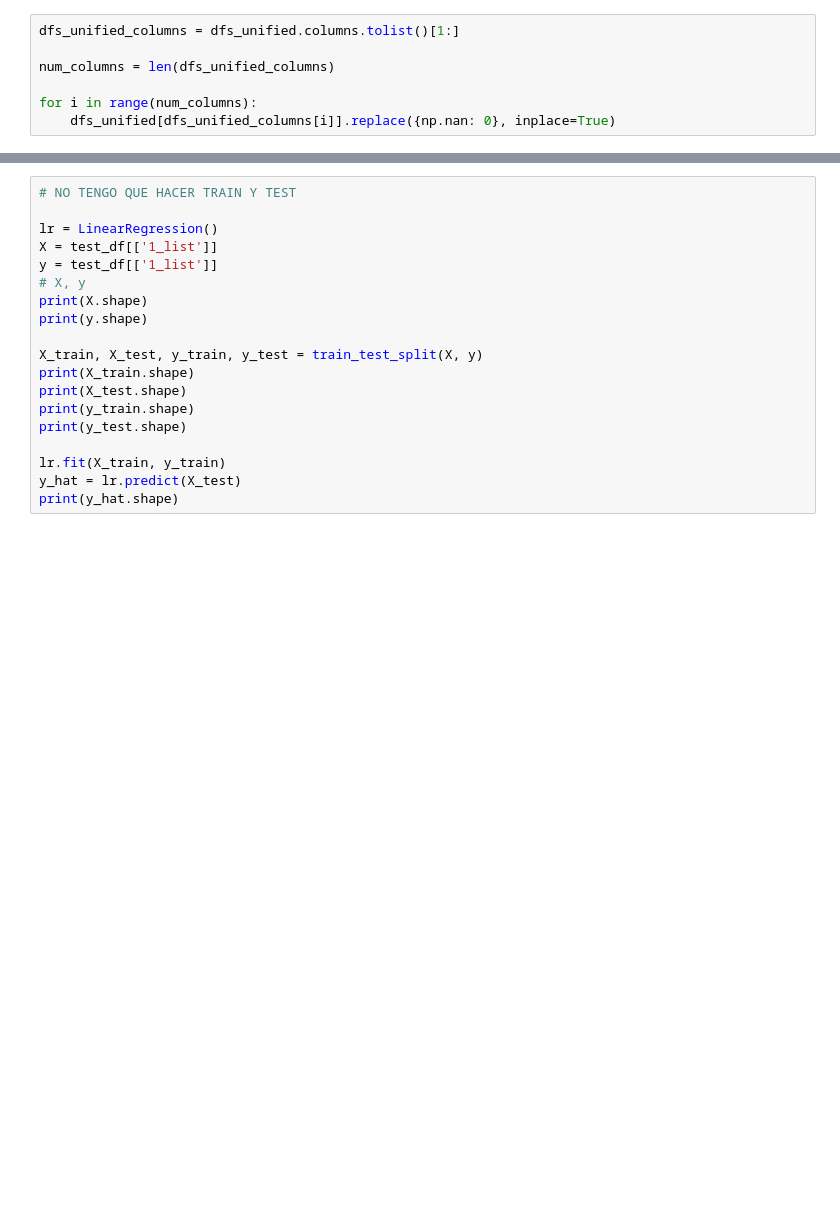
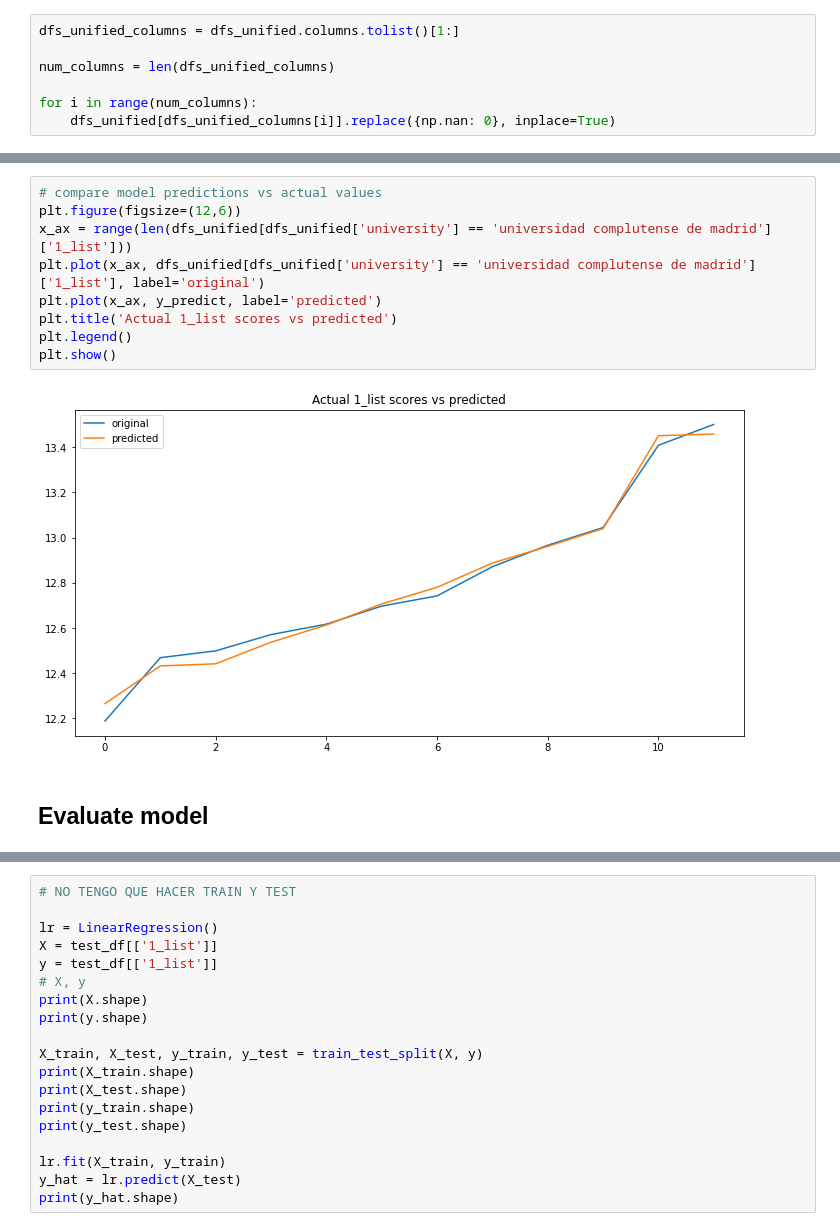
Before and after one commit to MiguelMonederoRubio/MasterDataScience_FinalProject_TFM, a Jupyter notebook: Prediction_Medicine_Selectivity_Scores.ipynb, the cells around one changed output, grey strips where cells are left out. Drawn from its saved outputs; the diff is of its cells as text; blank space fills up the shorter version.

```diff
--- a/Prediction_Medicine_Selectivity_Scores.ipynb
+++ b/Prediction_Medicine_Selectivity_Scores.ipynb
@@ -590,0 +551,13 @@ LinearRegression()
+# %%
+# compare model predictions vs actual values
+plt.figure(figsize=(12,6))
+x_ax = range(len(dfs_unified[dfs_unified['university'] == 'universidad complutense de madrid']['1_list']))
+plt.plot(x_ax, dfs_unified[dfs_unified['university'] == 'universidad complutense de madrid']['1_list'], label='original')
+plt.plot(x_ax, y_predict, label='predicted')
+plt.title('Actual 1_list scores vs predicted')
+plt.legend()
+plt.show()
+# %% [output]
+[figure, added]
+# %% [markdown]
+## Evaluate model
```
Also changed, not shown: parts of 44 cells of this notebook.
